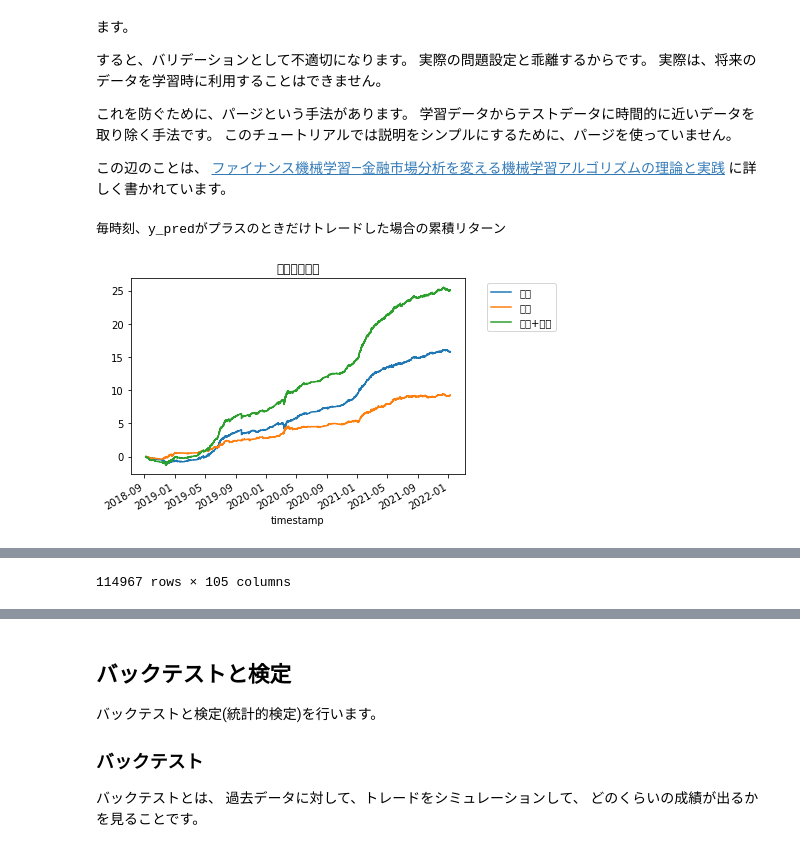
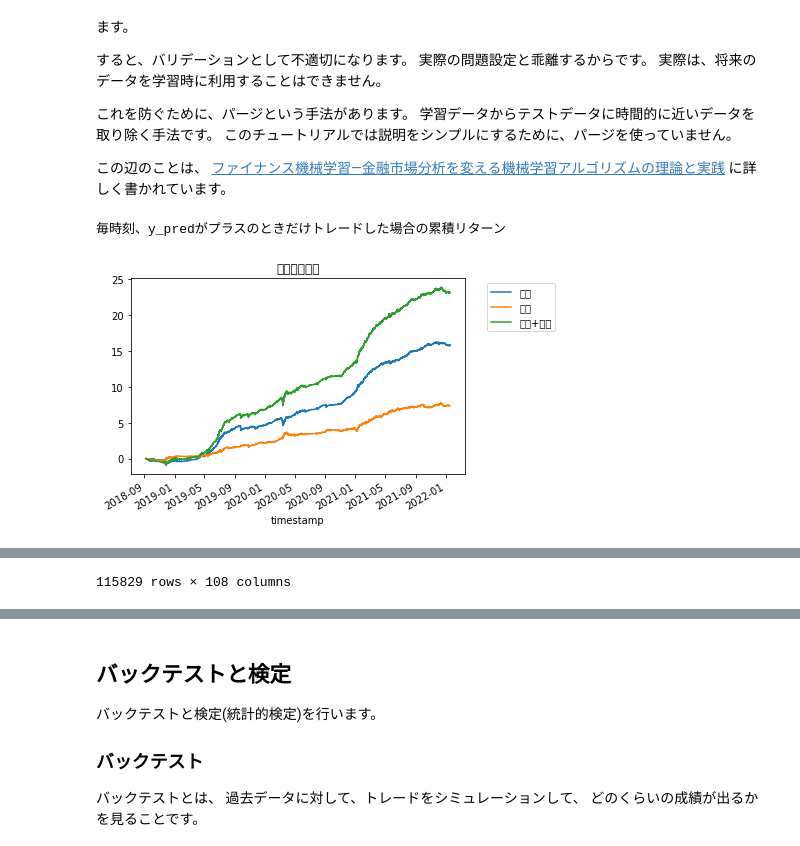
Before and after one commit to yydevelop/bot, a Jupyter notebook: gmobot/tutorial.ipynb, the cells around one changed output, grey strips where cells are left out. Cells and saved outputs as stored; diff of their text form; code cells hidden in the pictures.

```diff
--- a/gmobot/tutorial.ipynb
+++ b/gmobot/tutorial.ipynb
@@ -390,7 +401,7 @@ df.to_pickle('df_features.pkl')
 Kaggleで勝つデータ分析の技術などで勉強すると良いと思います。
 # %%
 features = sorted([
-#     'ADX',
+#      'ADX',
 #     'ADXR',
 #     'APO',
 #     'AROON_aroondown',
@@ -440,20 +451,25 @@ features = sorted([
 #     'TEMA',
 #     'TRIMA',
 #     'WMA',
-    'MACD_macd',
-    'RSI',
+    # 'MACD_macd',
+    # 'RSI',
+    # 'ATR',
+    # 'volume',
     'VOL_3',
     'RETURN_3',
     'MA_GAP_3',
     'VOL_5',
     'RETURN_5',
     'MA_GAP_5',
-    'VOL_21',
-    'RETURN_21',
-    'MA_GAP_21',
-    'VOL_55',
-    'RETURN_55',
-    'MA_GAP_55',
+    # 'VOL_21',
+    # 'RETURN_21',
+    # 'MA_GAP_21',
+    # 'VOL_55',
+    # 'RETURN_55',
+    # 'MA_GAP_55',
+    'PER_OPCL',
+    'PER_HILO',
+    'CL_LOG',
 ])
 
 print(features)
@@ -715,7 +731,7 @@ df = df.dropna()
 model = lgb.LGBMRegressor(n_jobs=-1, random_state=1)
 
 # アンサンブル (コメントアウトを外して性能を比較してみてください)
-model = BaggingRegressor(model, random_state=1, n_jobs=1)
+#model = BaggingRegressor(model, random_state=1, n_jobs=1)
 
 # 本番用モデルの学習 (このチュートリアルでは使わない)
 # 実稼働する用のモデルはデータ全体で学習させると良い
@@ -729,34 +745,34 @@ cv_indicies = list(KFold().split(df))
 # ウォークフォワード法
 # cv_indicies = list(TimeSeriesSplit().split(df))
 
 # OOS予測値を計算
 def my_cross_val_predict(estimator, X, y=None, cv=None):
     y_pred = y.copy()
     y_pred[:] = np.nan
     for train_idx, val_idx in cv:
         estimator.fit(X[train_idx], y[train_idx])
         y_pred[val_idx] = estimator.predict(X[val_idx])
     return y_pred
 
 df['y_pred_buy'] = my_cross_val_predict(model, df[features].values, df['y_buy'].values, cv=cv_indicies)
 df['y_pred_sell'] = my_cross_val_predict(model, df[features].values, df['y_sell'].values, cv=cv_indicies)
 
 # 予測値が無い(nan)行をドロップ
 df = df.dropna()
 
 print('毎時刻、y_predがプラスのときだけトレードした場合の累積リターン')
 df[df['y_pred_buy'] > 0]['y_buy'].cumsum().plot(label='買い')
 df[df['y_pred_sell'] > 0]['y_sell'].cumsum().plot(label='売り')
 (df['y_buy'] * (df['y_pred_buy'] > 0) + df['y_sell'] * (df['y_pred_sell'] > 0)).cumsum().plot(label='買い+売り')
 plt.title('累積リターン')
 plt.legend(bbox_to_anchor=(1.05, 1))
 plt.show()
 display(df)
 
 df.to_pickle('df_fit.pkl')
 # %% [output]
 毎時刻、y_predがプラスのときだけトレードした場合の累積リターン
-[figure, old version]
+[figure, new version]
 |  | op | hi | lo | cl | volume | fee | BBANDS_upperband | BBANDS_middleband | ... |
 | timestamp |  |  |  |  |  |  |  |  | ... |
 | 2018-09-06 09:15:00+00:00 | 715084.0 | 715084.0 | 712857.0 | 714808.0 | 0.33 | 0.0 | 5082.538594 | 224.3 | ... |
@@ -773 +789 @@ df.to_pickle('df_fit.pkl')
-114967 rows × 105 columns
+115829 rows × 108 columns
```
Also changed, not shown: parts of 10 cells of this notebook, 16 other files.
